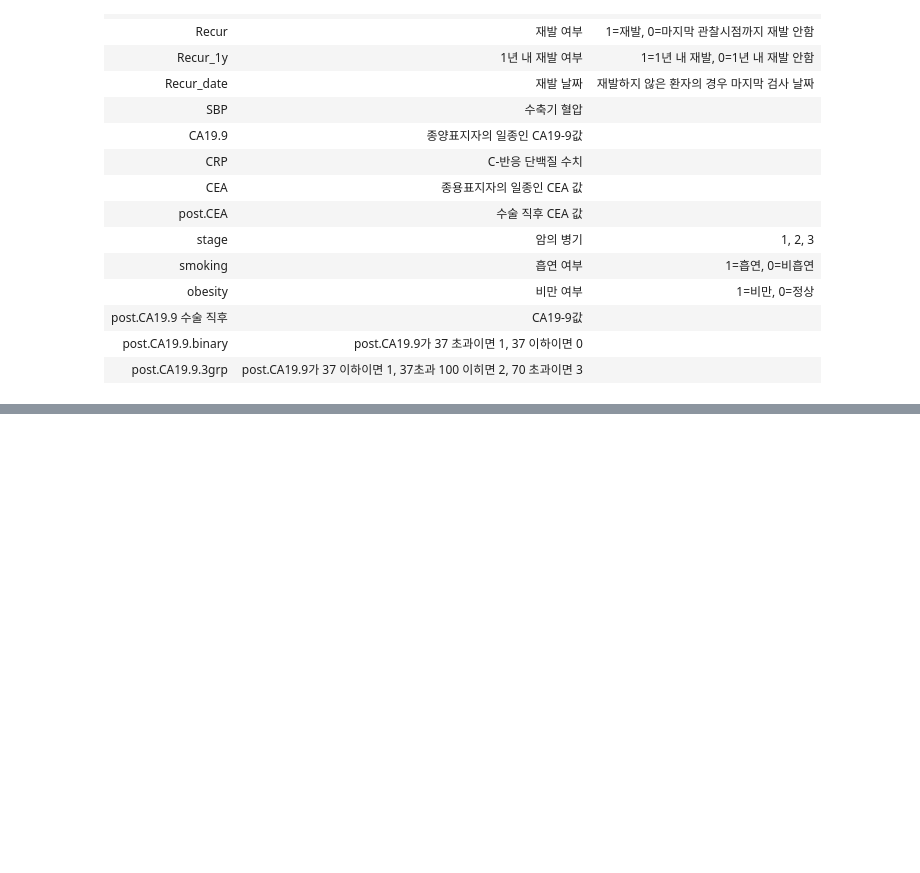
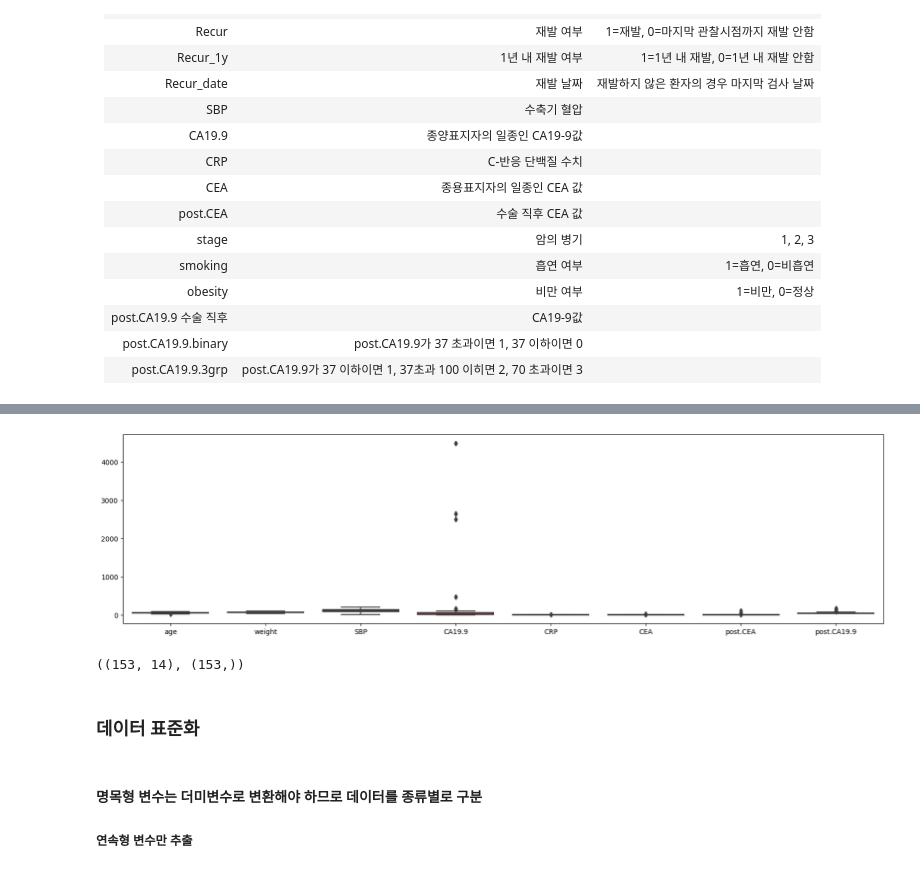
Before and after one commit to maker-lee/megait-data, a Jupyter notebook: F.데이터_마이닝/03_tensorflow/연습문제_췌장암.ipynb, the cells around one changed output, grey strips where cells are left out. Drawn from its saved outputs; the diff is of its cells as text; code cells hidden in the pictures; blank space fills up the shorter version.

```diff
--- a/F.데이터_마이닝/03_tensorflow/연습문제_췌장암.ipynb
+++ b/F.데이터_마이닝/03_tensorflow/연습문제_췌장암.ipynb
@@ -201,0 +99,4 @@ print('ROC_AUC:',roc_auc)
+# %%
+# 불필요한 변수 삭제
+origin = origin.drop(['OP_date','Recur_date','Recur_1y'],axis=1)
+origin.info()
@@ -201,0 +123,11 @@ print('ROC_AUC:',roc_auc)
+# %%
+# 명목형에 대한 데이터 타입 설정
+origin['sex'] = origin['sex'].astype('category')
+origin['Recur'] = origin['Recur'].astype('category')
+origin['stage'] = origin['stage'].astype('category')
+origin['smoking'] = origin['smoking'].astype('category')
+origin['obesity'] = origin['obesity'].astype('category')
+origin['post.CA19.9.binary'] = origin['post.CA19.9.binary'].astype('category')
+origin['post.CA19.9.3grp'] = origin['post.CA19.9.3grp'].astype('category')
+
+origin.info()
@@ -201,0 +205,29 @@ print('ROC_AUC:',roc_auc)
+# %%
+# CA19.9 이상치 삭제
+origin_df = origin.drop(origin.query("`CA19.9` > 40000").index)
+
+# 박스로 다시 확인
+plt.figure(figsize=(20, 5))
+sb.boxplot(data=origin_df)
+plt.show()
+plt.close()
+
+# # CA19.9 이상치 삭제 이건 내가 했던 방식
+# # max_value = max(origin["CA19_9"])
+# origin_df = origin.sort_values("'CA19.9'",inplace=True)
+# origin_df = origin[:-3]
+# origin_df
+# %% [output]
+[figure, added]
+# %%
+x = origin_df.drop(['Recur'],axis = 1)
+y = origin_df['Recur']
+x.shape, y.shape
+# %% [output]
+((153, 14), (153,))
+# %% [markdown]
+### 데이터 표준화
+# %% [markdown]
+#### 명목형 변수는 더미변수로 변환해야 하므로 데이터를 종류별로 구분
+
+##### 연속형 변수만 추출
```
Also changed, not shown: parts of 52 cells of this notebook, 21 other files.
